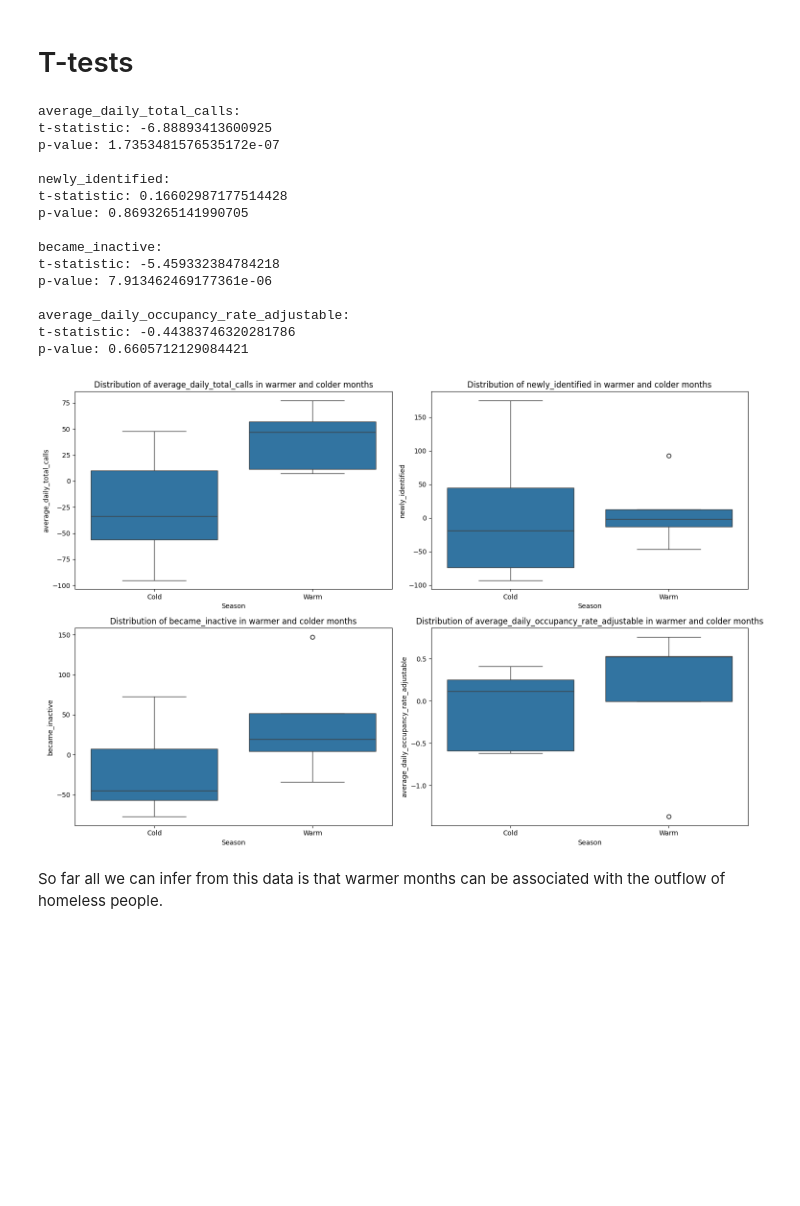
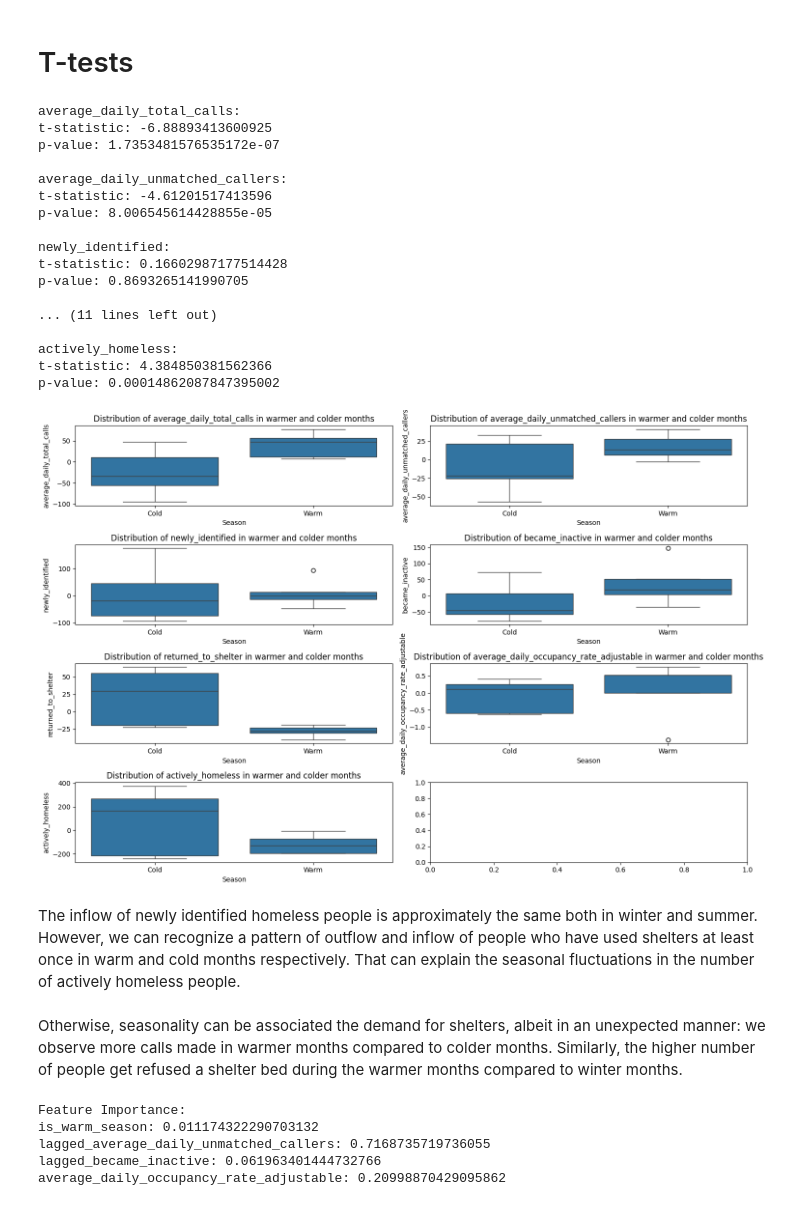
Before and after one commit to pendovka/Toronto-Shelter-Traffic, a Jupyter notebook: Shelter-Demand-Predictor.ipynb, the cells around one changed output. Saved outputs shown, nothing was run; the diff lists cells and outputs as text; code cells hidden in the pictures; blank space fills up the shorter version.

Commit message:
created a model

```diff
--- a/Shelter-Demand-Predictor.ipynb
+++ b/Shelter-Demand-Predictor.ipynb
@@ -52,7 +52,7 @@ merged_calls_flow_monthly = merged_calls_flow_monthly[merged_calls_flow_monthly.
 
 merged_calls_flow_monthly.reset_index(inplace=True)
 
-merged_calls_flow_monthly = merged_calls_flow_monthly[['Date', 'average_daily_total_calls', 'average_daily_unmatched_callers', 'newly_identified', 'actively_homeless', 'became_inactive']]
+merged_calls_flow_monthly = merged_calls_flow_monthly[['Date', 'average_daily_total_calls', 'average_daily_unmatched_callers', 'newly_identified', 'actively_homeless', 'became_inactive', 'returned_to_shelter']]
 
 correlation_calls_newlyhomeless = merged_calls_flow_monthly[['average_daily_unmatched_callers', 'newly_identified']].corr().iloc[0, 1]
 correlation_calls_activelyhomeless = merged_calls_flow_monthly[['average_daily_unmatched_callers', 'actively_homeless']].corr().iloc[0, 1]
@@ -241,7 +241,9 @@ Seasonality is also somewhat correlated with the adjustable occupancy rate: 17.3
 # %% [markdown]
 # T-tests
 # %%
-fig, axes = plt.subplots(2, 2, figsize=(15, 10))
+variables = ['average_daily_total_calls', 'average_daily_unmatched_callers', 'newly_identified', 'became_inactive', 'returned_to_shelter', 'average_daily_occupancy_rate_adjustable', 'actively_homeless']
+
+fig, axes = plt.subplots(4, 2, figsize=(15, 10))
 
 axes = axes.flatten()
 
@@ -253,39 +255,43 @@ for i, variable in enumerate(variables):
 
     cold_months = [11, 12, 1, 2,3]
     warm_months = [5, 6, 7, 8,9]
 
     winter_values = seasonal_data[seasonal_data['Month'].isin(cold_months)][variable]
     summer_values = seasonal_data[seasonal_data['Month'].isin(warm_months)][variable]
 
     t_statistic, p_value = ttest_ind(winter_values, summer_values)
 
     seasonal_data['Season'] = np.where(seasonal_data['Month'].isin(warm_months), 'Warm', 'Cold')
     seasonal_data['Season'] = np.where(seasonal_data['Month'].isin(cold_months), 'Cold', seasonal_data['Season'])
 
     sns.boxplot(x='Season', y=variable, data=seasonal_data, order=['Cold', 'Warm'], ax=axes[i])
     axes[i].set_title(f'Distribution of {variable} in warmer and colder months')
 
     print(f"{variable}: \nt-statistic: {t_statistic}")
     print("p-value:", p_value, "\n")
 
 plt.tight_layout()
 plt.show()
 # %% [output]
 average_daily_total_calls:
 t-statistic: -6.88893413600925
 p-value: 1.7353481576535172e-07
+
+average_daily_unmatched_callers:
+t-statistic: -4.61201517413596
+p-value: 8.006545614428855e-05
 
 newly_identified:
 t-statistic: 0.16602987177514428
 p-value: 0.8693265141990705
 
-became_inactive:
-t-statistic: -5.459332384784218
-p-value: 7.913462469177361e-06
+... (11 lines left out)
 
-average_daily_occupancy_rate_adjustable:
-t-statistic: -0.44383746320281786
-p-value: 0.6605712129084421
+actively_homeless:
+t-statistic: 4.384850381562366
+p-value: 0.00014862087847395002
-[figure, old version]
+[figure, new version]
-# %% [markdown]
-So far all we can infer from this data is that warmer months can be associated with the outflow of homeless people.
+# %% [markdown]
+The inflow of newly identified homeless people is approximately the same both in winter and summer. However, we can recognize a pattern of outflow and inflow of people who have used shelters at least once in warm and cold months respectively. That can explain the seasonal fluctuations in the number of actively homeless people.
+# %% [markdown]
+Otherwise, seasonality can be associated the demand for shelters, albeit in an unexpected manner: we observe more calls made in warmer months compared to colder months. Similarly, the higher number of people get refused a shelter bed during the warmer months compared to winter months.
@@ -291,0 +306,32 @@ So far all we can infer from this data is that warmer months can be associated w
+# %%
+from sklearn.model_selection import train_test_split
+from sklearn.linear_model import LinearRegression
+import statsmodels.api as sm
+from sklearn.preprocessing import StandardScaler
+from sklearn.ensemble import RandomForestRegressor
+
+
+# Shift the values of 'became_inactive' and 'average_daily_unmatched_callers' by one month
+# Selecting predictors including lagged variables
+predictors = ['is_warm_season', 'lagged_average_daily_unmatched_callers', 'lagged_became_inactive', 'average_daily_occupancy_rate_adjustable']
+
+response_variable = 'average_daily_total_calls'
+
+# Splitting data into training and testing sets
+X_train, X_test, y_train, y_test = train_test_split(merged_calls_occupancy_flow_monthly[predictors], merged_calls_occupancy_flow_monthly[response_variable], test_size=0.05)
+
+# Training the model
+model = RandomForestRegressor()
+model.fit(X_train, y_train)
+
+# Getting feature importance
+feature_importance = model.feature_importances_
+print("Feature Importance:")
+for feature, importance in zip(predictors, feature_importance):
+    print(f"{feature}: {importance}")
+# %% [output]
+Feature Importance:
+is_warm_season: 0.011174322290703132
+lagged_average_daily_unmatched_callers: 0.7168735719736055
+lagged_became_inactive: 0.061963401444732766
+average_daily_occupancy_rate_adjustable: 0.20998870429095862
```
Also changed, not shown: parts of 1 cell of this notebook.
